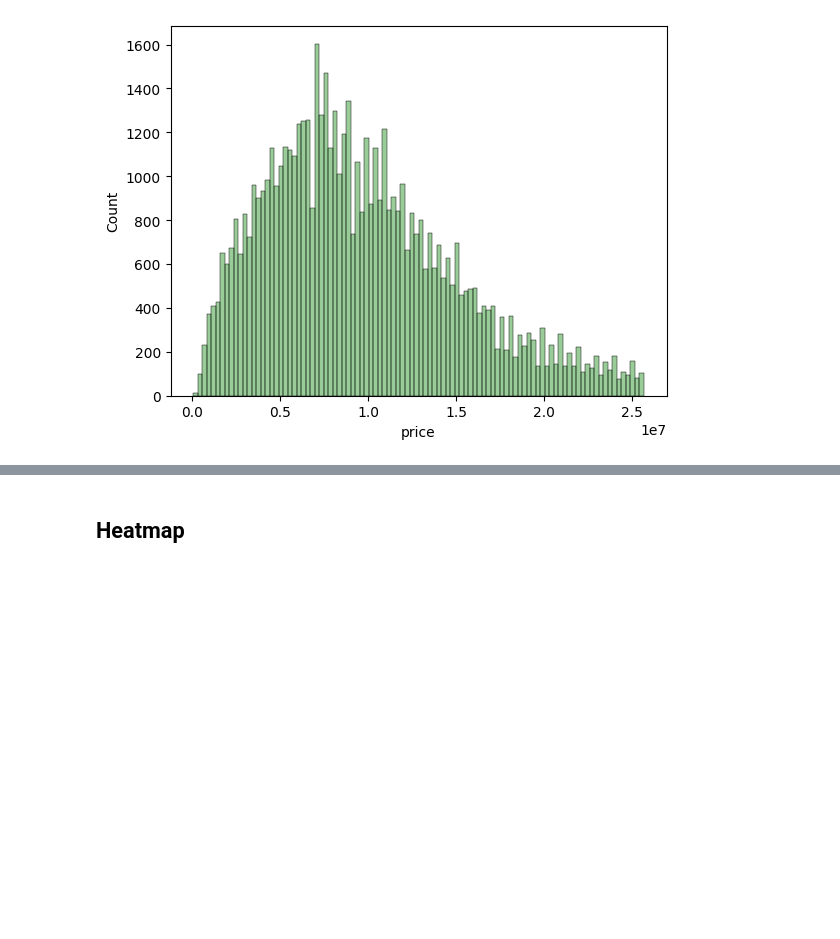
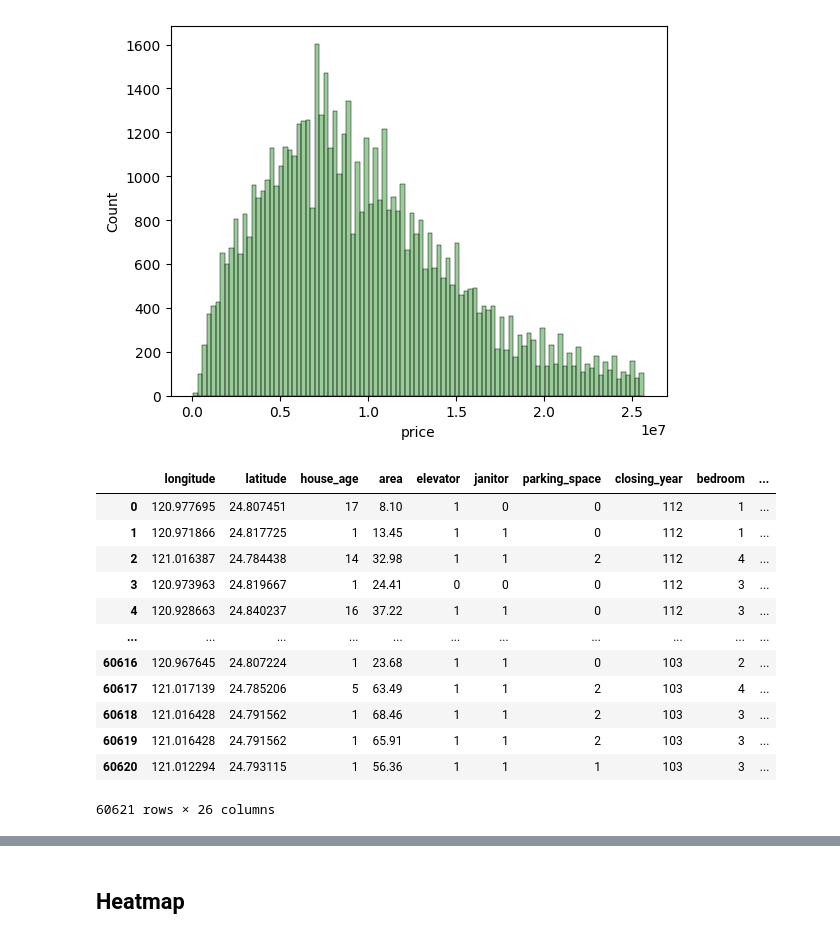
Before and after one commit to k38670462/ML_Project, a Jupyter notebook: data_processing/data.ipynb, the cells around one changed output, grey strips where cells are left out. Cells and saved outputs as stored; diff of their text form; code cells hidden in the pictures; blank space fills up the shorter version.

```diff
--- a/data_processing/data.ipynb
+++ b/data_processing/data.ipynb
@@ -351,4 +352,47 @@ df['closing_year'] = df['closing_year'].astype(int)
 for i in range(1, 11):
     filter_df = df[(df['closing_year'] > (112 - i))]
     filter_df.to_csv(f'./Basic-Preprocessed-Data/data-{i}-year.csv', index=False, encoding="utf_8_sig")
+# %%
+stock_df = pd.read_csv(f'./^TWII.csv')
+df = pd.read_csv(f'./Basic-Preprocessed-Data/data-10-year.csv')
+
+def convert_roc_to_ad(date_str):
+    parts = date_str.split('/')
+    if len(parts) == 3:
+        year = int(parts[0]) + 1911
+        return f"{year}/{parts[1]}/{parts[2]}"
+    else:
+        return None
+
+df['date'] = df['date'].apply(convert_roc_to_ad)
+
+df['date'] = pd.to_datetime(df['date'])
+stock_df['Date'] = pd.to_datetime(stock_df['Date'])
+
+df['YM'] = df['date'].dt.to_period('M')
+stock_df['YM'] = stock_df['Date'].dt.to_period('M')
+
+stock_df = stock_df[['YM', 'Close']]
+
+df = pd.merge(df, stock_df, on='YM', how='left')
+
+df = df.drop(columns=['date', 'YM'])
+df = df.rename(columns={'Close': 'stock'})
+price_column = df.pop('price')
+df['price'] = price_column
+df
+# %% [output]
+|  | longitude | latitude | house_age | area | elevator | janitor | parking_space | closing_year | bedroom | ... |
+| 0 | 120.977695 | 24.807451 | 17 | 8.10 | 1 | 0 | 0 | 112 | 1 | ... |
+| 1 | 120.971866 | 24.817725 | 1 | 13.45 | 1 | 1 | 0 | 112 | 1 | ... |
+| 2 | 121.016387 | 24.784438 | 14 | 32.98 | 1 | 1 | 2 | 112 | 4 | ... |
+| 3 | 120.973963 | 24.819667 | 1 | 24.41 | 0 | 0 | 0 | 112 | 3 | ... |
+| 4 | 120.928663 | 24.840237 | 16 | 37.22 | 1 | 1 | 0 | 112 | 3 | ... |
+| ... | ... | ... | ... | ... | ... | ... | ... | ... | ... | ... |
+| 60616 | 120.967645 | 24.807224 | 1 | 23.68 | 1 | 1 | 0 | 103 | 2 | ... |
+| 60617 | 121.017139 | 24.785206 | 5 | 63.49 | 1 | 1 | 2 | 103 | 4 | ... |
+| 60618 | 121.016428 | 24.791562 | 1 | 68.46 | 1 | 1 | 2 | 103 | 3 | ... |
+| 60619 | 121.016428 | 24.791562 | 1 | 65.91 | 1 | 1 | 2 | 103 | 3 | ... |
+| 60620 | 121.012294 | 24.793115 | 1 | 56.36 | 1 | 1 | 1 | 103 | 3 | ... |
+60621 rows × 26 columns
 # %%
```
Also changed, not shown: parts of 15 cells of this notebook, 39 other files.
